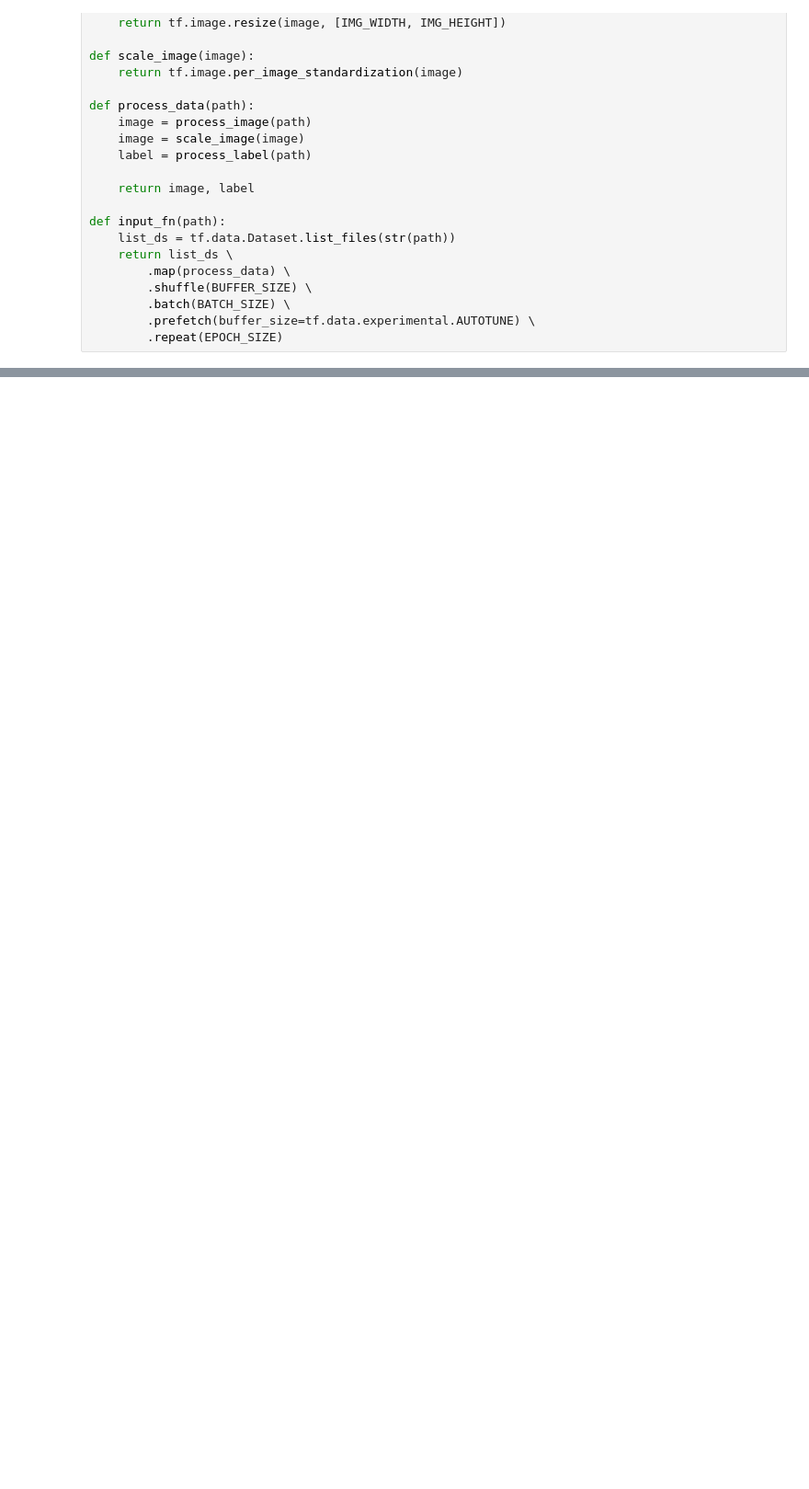
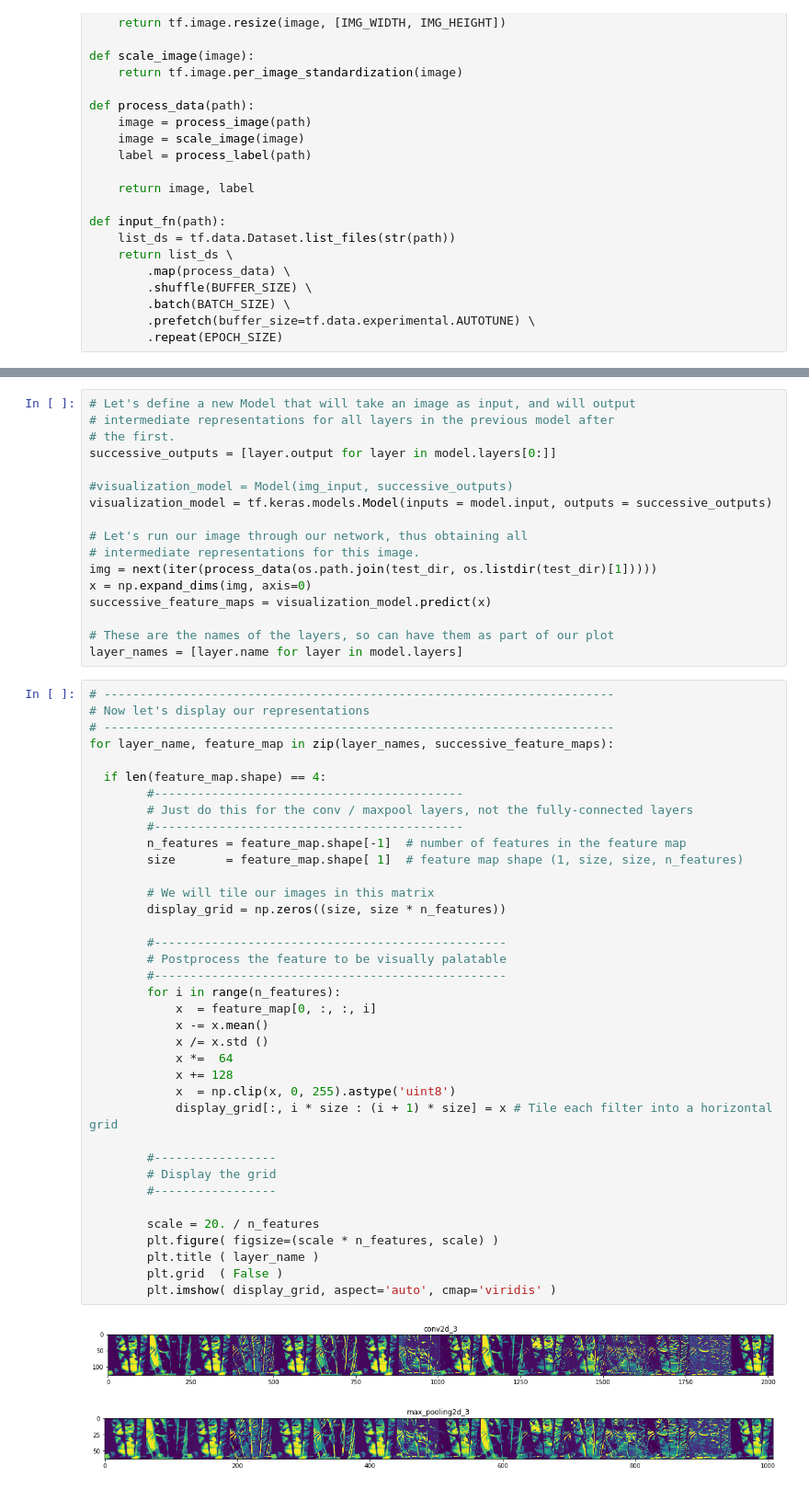
Before and after one commit to SatioO/DL_Practices, a Jupyter notebook: Detailed Model Analysis of Cats vs Dogs Dataset.ipynb, the cells around one changed output, grey strips where cells are left out. Shown: that part at 92% size. Cells and saved outputs as stored; diff of their text form; blank space fills up the shorter version.

Commit message:
added test data visualizer

```diff
--- a/Detailed Model Analysis of Cats vs Dogs Dataset.ipynb
+++ b/Detailed Model Analysis of Cats vs Dogs Dataset.ipynb
@@ -152,0 +157,57 @@ predict(os.path.join(test_dir, os.listdir(test_dir)[1]), True)
+# %%
+# Let's define a new Model that will take an image as input, and will output
+# intermediate representations for all layers in the previous model after
+# the first.
+successive_outputs = [layer.output for layer in model.layers[0:]]
+
+#visualization_model = Model(img_input, successive_outputs)
+visualization_model = tf.keras.models.Model(inputs = model.input, outputs = successive_outputs)
+
+# Let's run our image through our network, thus obtaining all
+# intermediate representations for this image.
+img = next(iter(process_data(os.path.join(test_dir, os.listdir(test_dir)[1]))))
+x = np.expand_dims(img, axis=0)
+successive_feature_maps = visualization_model.predict(x)
+
+# These are the names of the layers, so can have them as part of our plot
+layer_names = [layer.name for layer in model.layers]
+# %%
+# -----------------------------------------------------------------------
+# Now let's display our representations
+# -----------------------------------------------------------------------
+for layer_name, feature_map in zip(layer_names, successive_feature_maps):
+
+  if len(feature_map.shape) == 4:
+        #-------------------------------------------
+        # Just do this for the conv / maxpool layers, not the fully-connected layers
+        #-------------------------------------------
+        n_features = feature_map.shape[-1]  # number of features in the feature map
+        size       = feature_map.shape[ 1]  # feature map shape (1, size, size, n_features)
+
+        # We will tile our images in this matrix
+        display_grid = np.zeros((size, size * n_features))
+
+        #-------------------------------------------------
+        # Postprocess the feature to be visually palatable
+        #-------------------------------------------------
+        for i in range(n_features):
+            x  = feature_map[0, :, :, i]
+            x -= x.mean()
+            x /= x.std ()
+            x *=  64
+            x += 128
+            x  = np.clip(x, 0, 255).astype('uint8')
+            display_grid[:, i * size : (i + 1) * size] = x # Tile each filter into a horizontal grid
+
+        #-----------------
+        # Display the grid
+        #-----------------
+
+        scale = 20. / n_features
+        plt.figure( figsize=(scale * n_features, scale) )
+        plt.title ( layer_name )
+        plt.grid  ( False )
+        plt.imshow( display_grid, aspect='auto', cmap='viridis' )
+# %% [output]
+[figure, added]
+[figure, added]
```
Also changed, not shown: parts of 6 cells of this notebook.
